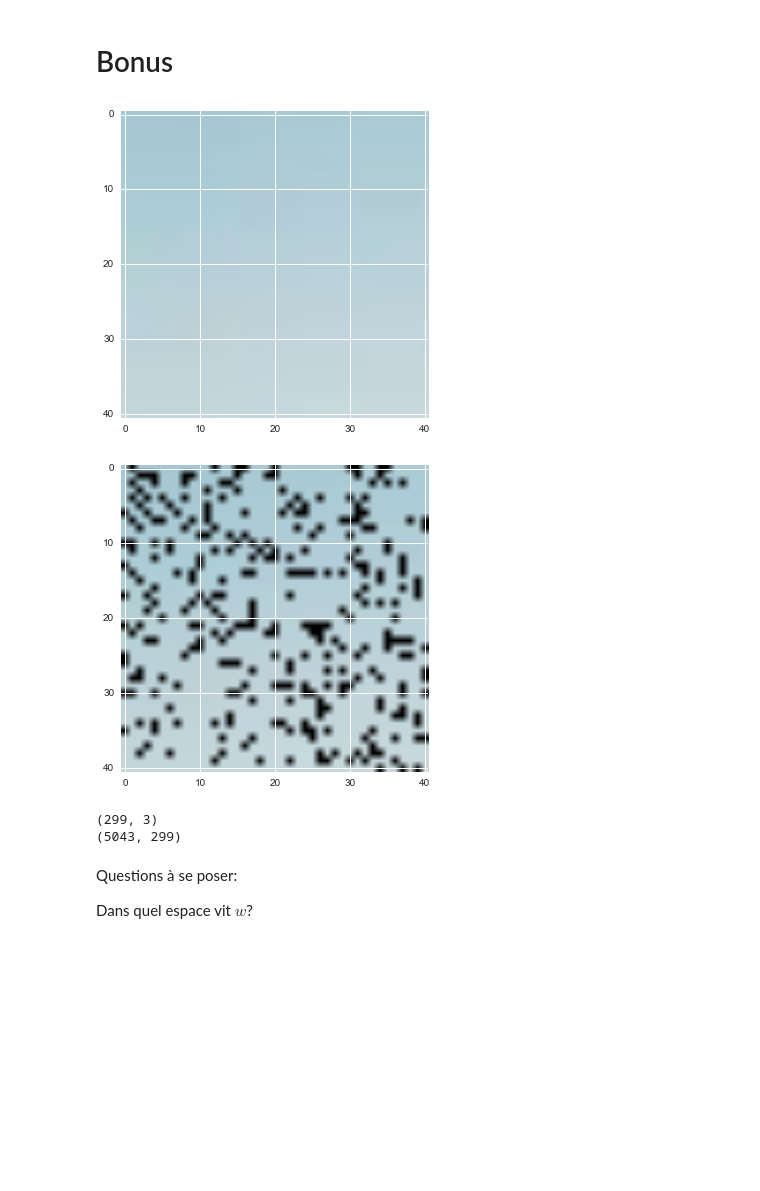
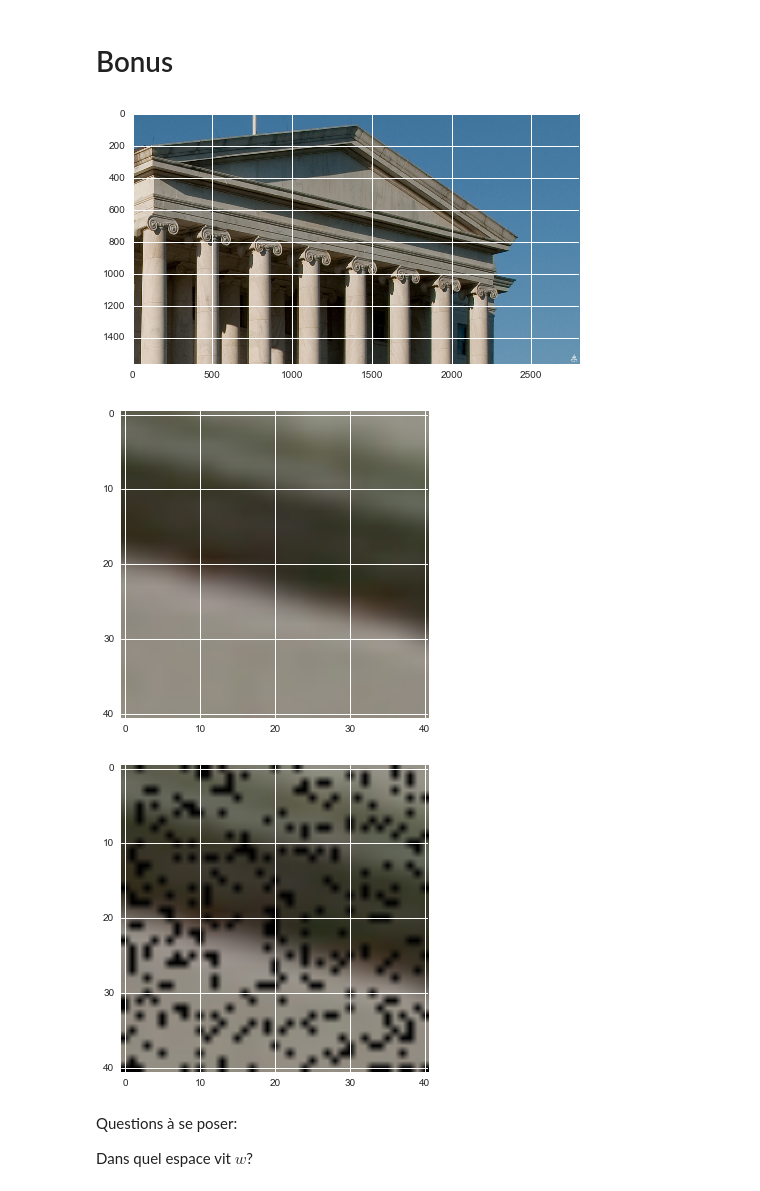
Before and after one commit to PierreBoyeau/regression_tp, a Jupyter notebook: tp1.ipynb, the cells around one changed output. Cells and saved outputs as stored; diff of their text form; code cells hidden in the pictures; blank space fills up the shorter version.

```diff
--- a/tp1.ipynb
+++ b/tp1.ipynb
@@ -483,7 +482,7 @@ H = 20
 ### Valeur fictive pour les pixels absents
 DEAD = -100
 ### Fichier image
-IMG_FILE = "sea_small.jpg"
+IMG_FILE = "columns.jpg"
 
 def build_dic(im,step=H):
     """ construction du dictionnaire : tous les patchs sans pixels morts en parcourant step by step l'image """
@@ -528,33 +527,36 @@ def noise_patch(patch,prc=0.2):
 
 def show(im,fig= None):
     """ affiche une image ou un patch """
     im = im.copy()
     if len(im.shape)==1 or im.shape[1]==1:
         im = X2patch(im)
     im[im<=DEAD]=-0.5
     if fig is None:
         plt.figure()
         fig = plt.imshow(hsv_to_rgb(im+0.5))
     fig.set_data(hsv_to_rgb(im+0.5))
     plt.draw()
     plt.pause(0.001)
     return fig
 
 def read_img(img):
     """ lit un fichier image """
     im = plt.imread(img)
     if im.max()>200:
         im = im/255.
     return rgb_to_hsv(im)-0.5
 
 if __name__ == "__main__":
     plt.ion()
     img = read_img(IMG_FILE)
-    patch = get_patch(100,100,img)
+    # patch = get_patch(100,100,img)
+    patch = get_patch(500,1000,img)
     noisy = noise_patch(patch)
+    show(img)
     show(patch)
     show(noisy)
     imgnew, oldpatch = remove_patch(100,100,img)
 # %% [output]
-[figure, old version]
+[figure, new version]
-[figure, old version]
+[figure, new version]
+[figure, added]
@@ -570,11 +563,3 @@ def build_signal(im, step=H):
-# %%
-dic = build_dic(imgnew)
-y = build_signal(imgnew)
-print(np.shape(y))
-print(np.shape(dic))
-# %% [output]
-(299, 3)
-(5043, 299)
 # %% [markdown]
 Questions à se poser:
 
```
Also changed, not shown: parts of 21 cells of this notebook, 2 other files.
